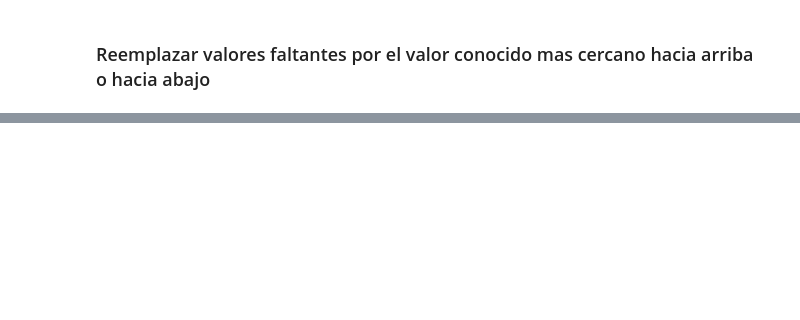
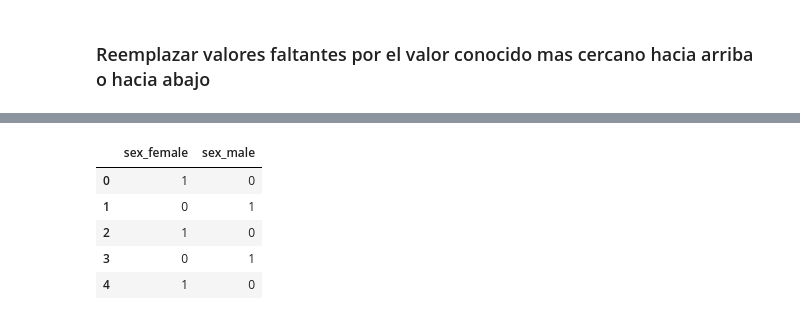
Before and after one commit to LeoD-E1/Datasets, a Jupyter notebook: T1 - 2 - Data Cleaning - Analisis Preliminar de los datos.ipynb, the cells around one changed output, grey strips where cells are left out. Cells and saved outputs as stored; diff of their text form; code cells hidden in the pictures; blank space fills up the shorter version.

```diff
--- a/T1 - 2 - Data Cleaning - Analisis Preliminar de los datos.ipynb
+++ b/T1 - 2 - Data Cleaning - Analisis Preliminar de los datos.ipynb
@@ -231,0 +235,13 @@ titanic6.tail()
+# %%
+# Crea dos nuevas variables booleanas en base a la columna sex del
+# data set del titanic, como sex tiene 'male' y 'female', la dummy
+# variable tendra dos variables 'sex_male', y  'sex_female'.
+dummy_sex = pd.get_dummies(titanic['sex'], prefix='sex')
+dummy_sex.head()
+# %% [output]
+|  | sex_female | sex_male |
+| 0 | 1 | 0 |
+| 1 | 0 | 1 |
+| 2 | 1 | 0 |
+| 3 | 0 | 1 |
+| 4 | 1 | 0 |
```
Also changed, not shown: parts of 7 cells of this notebook.
